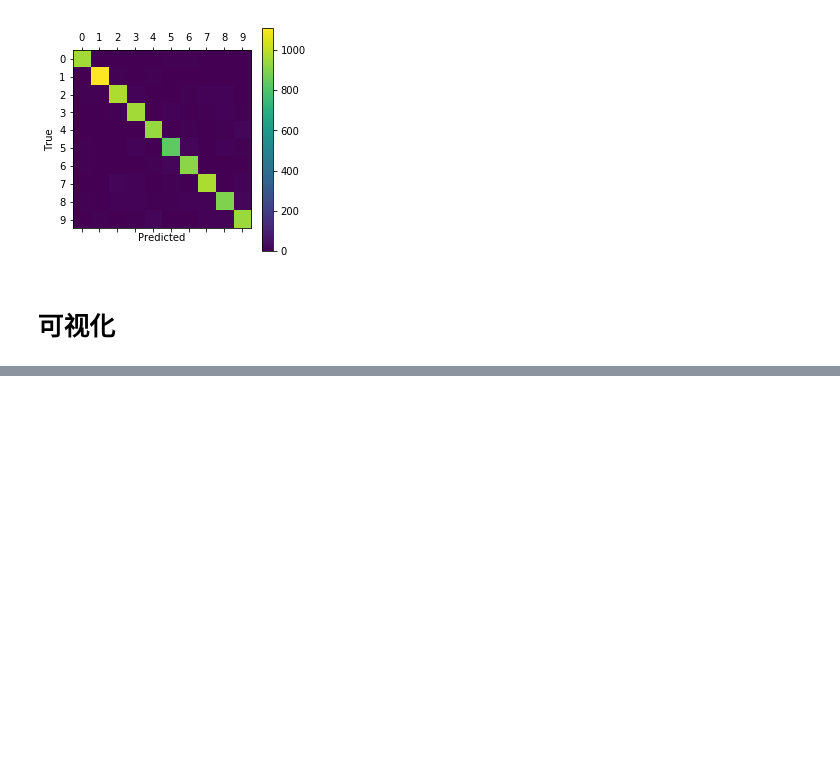
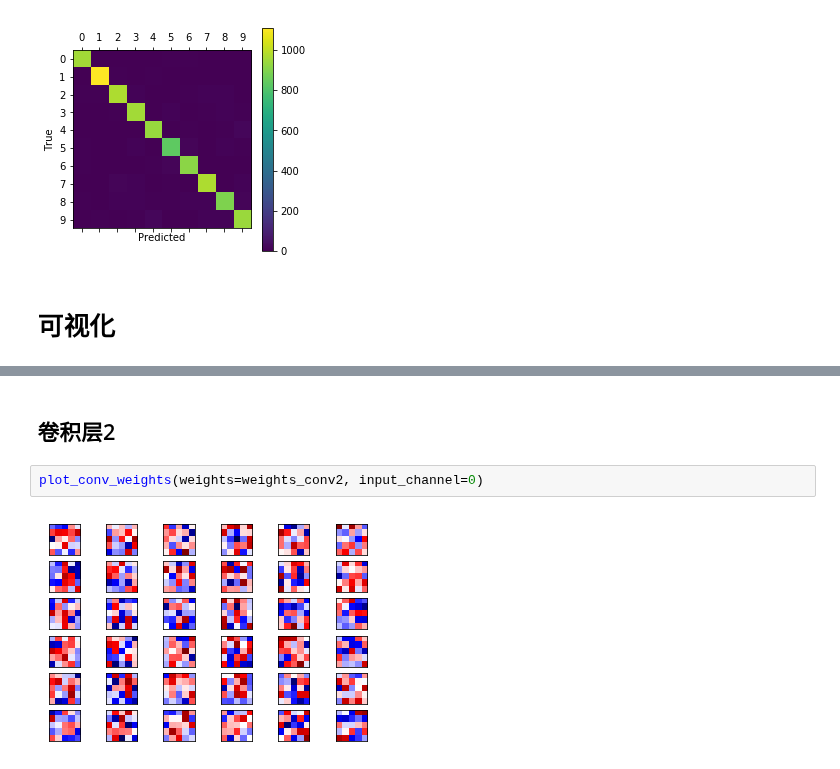
Before and after one commit to Gyczero/Machine-Learning-notes, a Jupyter notebook: tensorflow_learn/CNN.ipynb, the cells around one changed output, grey strips where cells are left out. Saved outputs shown, nothing was run; the diff lists cells and outputs as text; blank space fills up the shorter version.

```diff
--- a/tensorflow_learn/CNN.ipynb
+++ b/tensorflow_learn/CNN.ipynb
@@ -654,0 +778,6 @@ Confusion Matrix:
+# %% [markdown]
+## 卷积层2
+# %%
+plot_conv_weights(weights=weights_conv2, input_channel=0)
+# %% [output]
+[figure, added]
```
Also changed, not shown: parts of 15 cells of this notebook.
